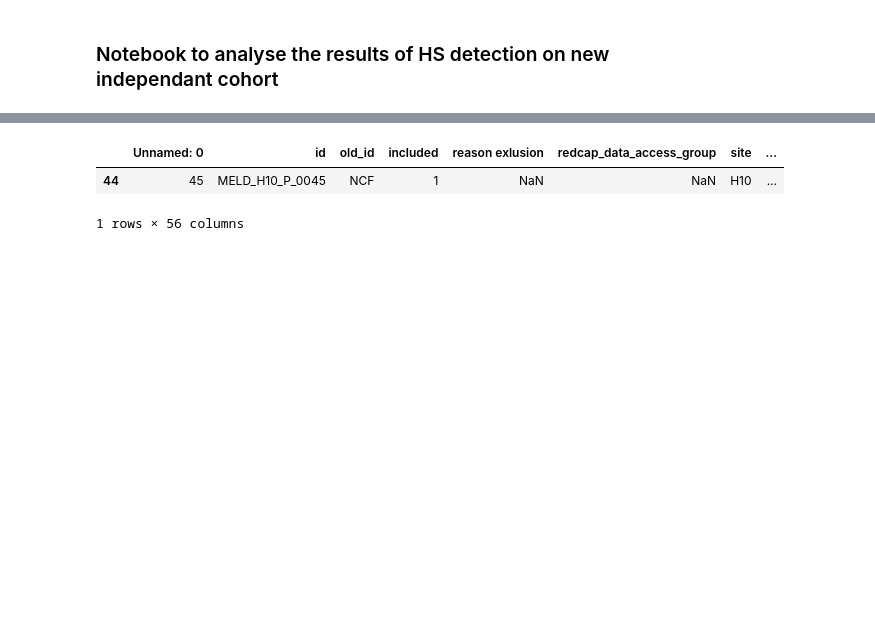
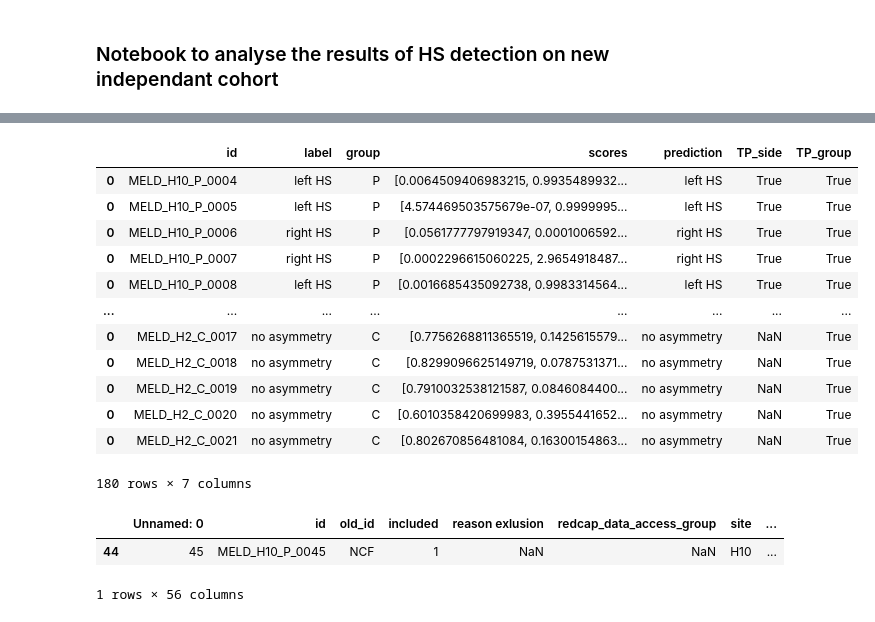
Before and after one commit to ckronlage/AID-HS, a Jupyter notebook: notebooks/analysis_results_independant_cohort.ipynb, the cells around one changed output, grey strips where cells are left out. Saved outputs shown, nothing was run; the diff lists cells and outputs as text; code cells hidden in the pictures; blank space fills up the shorter version.

```diff
--- a/notebooks/analysis_results_independant_cohort.ipynb
+++ b/notebooks/analysis_results_independant_cohort.ipynb
@@ -180,0 +220,24 @@ array(['MELD_H10_P_0011', 'MELD_H10_P_0033', 'MELD_H10_P_0041',
+# %%
+#breakdown per site
+
+#combine df_data with site
+df_data['site'] = [df_info[df_info['id']==subject]['site'].values[0] for subject in df_data['id']]
+
+#print performances per site
+print('\nPerformances lateralisation only:')
+df_data[f'TP_side'] = results['accurately_lateralised']
+for site in sites:
+    n_tot = len(df_data[(df_data['group']=='P')&(df_data['site']==site)])
+    if n_tot>0:
+        n_tp = len(df_data[(df_data['group']=='P')&(df_data['site']==site)&(df_data['TP_side']==True)])
+        print(f'TP lateralising {site}: {n_tp}/{n_tot} ({round(n_tp/n_tot*100,1)}%)')
+
+
+print('\nPerformances differentiation only:')
+df_data[f'TP_group'] = results['accurately_differentiated']
+
+for site in sites:
+    n_tot = len(df_data[(df_data['group']=='P')&(df_data['site']==site)])
+    if n_tot>0:
+        n_tp = len(df_data[(df_data['group']=='P')&(df_data['site']==site)&(df_data['TP_group']==True)])
+        print(f'TP detecting {site}: {n_tp}/{n_tot} ({round(n_tp/n_tot*100,1)}%)')
@@ -181,3 +256,19 @@ array(['MELD_H10_P_0011', 'MELD_H10_P_0033', 'MELD_H10_P_0041',
+# %%
+df_data
+# %% [output]
+|  | id | label | group | scores | prediction | TP_side | TP_group |
+| 0 | MELD_H10_P_0004 | left HS | P | [0.0064509406983215, 0.9935489932... | left HS | True | True |
+| 0 | MELD_H10_P_0005 | left HS | P | [4.574469503575679e-07, 0.9999995... | left HS | True | True |
+| 0 | MELD_H10_P_0006 | right HS | P | [0.0561777797919347, 0.0001006592... | right HS | True | True |
+| 0 | MELD_H10_P_0007 | right HS | P | [0.0002296615060225, 2.9654918487... | right HS | True | True |
+| 0 | MELD_H10_P_0008 | left HS | P | [0.0016685435092738, 0.9983314564... | left HS | True | True |
+| ... | ... | ... | ... | ... | ... | ... | ... |
+| 0 | MELD_H2_C_0017 | no asymmetry | C | [0.7756268811365519, 0.1425615579... | no asymmetry | NaN | True |
+| 0 | MELD_H2_C_0018 | no asymmetry | C | [0.8299096625149719, 0.0787531371... | no asymmetry | NaN | True |
+| 0 | MELD_H2_C_0019 | no asymmetry | C | [0.7910032538121587, 0.0846084400... | no asymmetry | NaN | True |
+| 0 | MELD_H2_C_0020 | no asymmetry | C | [0.6010358420699983, 0.3955441652... | no asymmetry | NaN | True |
+| 0 | MELD_H2_C_0021 | no asymmetry | C | [0.802670856481084, 0.16300154863... | no asymmetry | NaN | True |
+180 rows × 7 columns
 # %%
 df_info[df_info['id']=='MELD_H10_P_0045']
 # %% [output]
```
Also changed, not shown: parts of 13 cells of this notebook, 1 other file.
